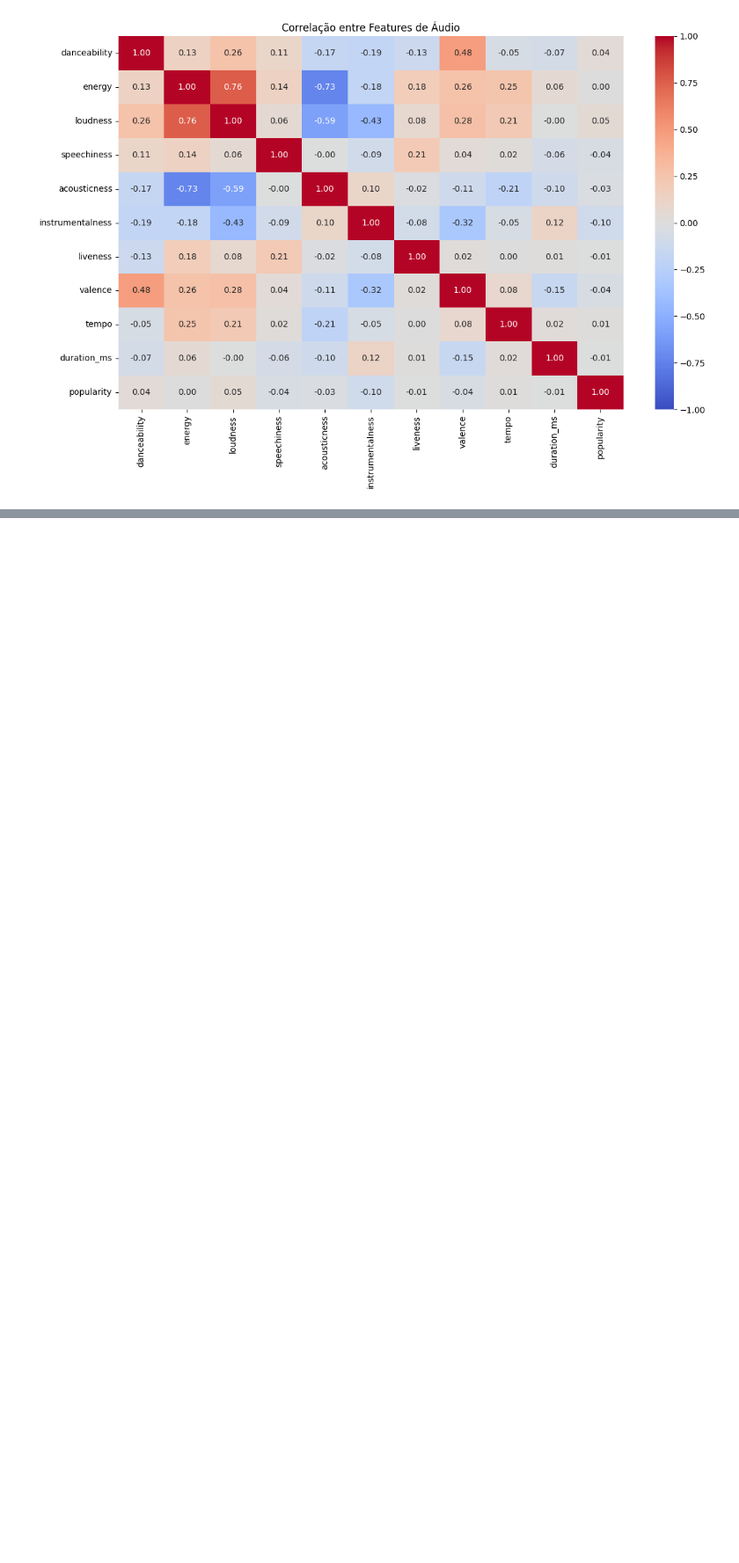
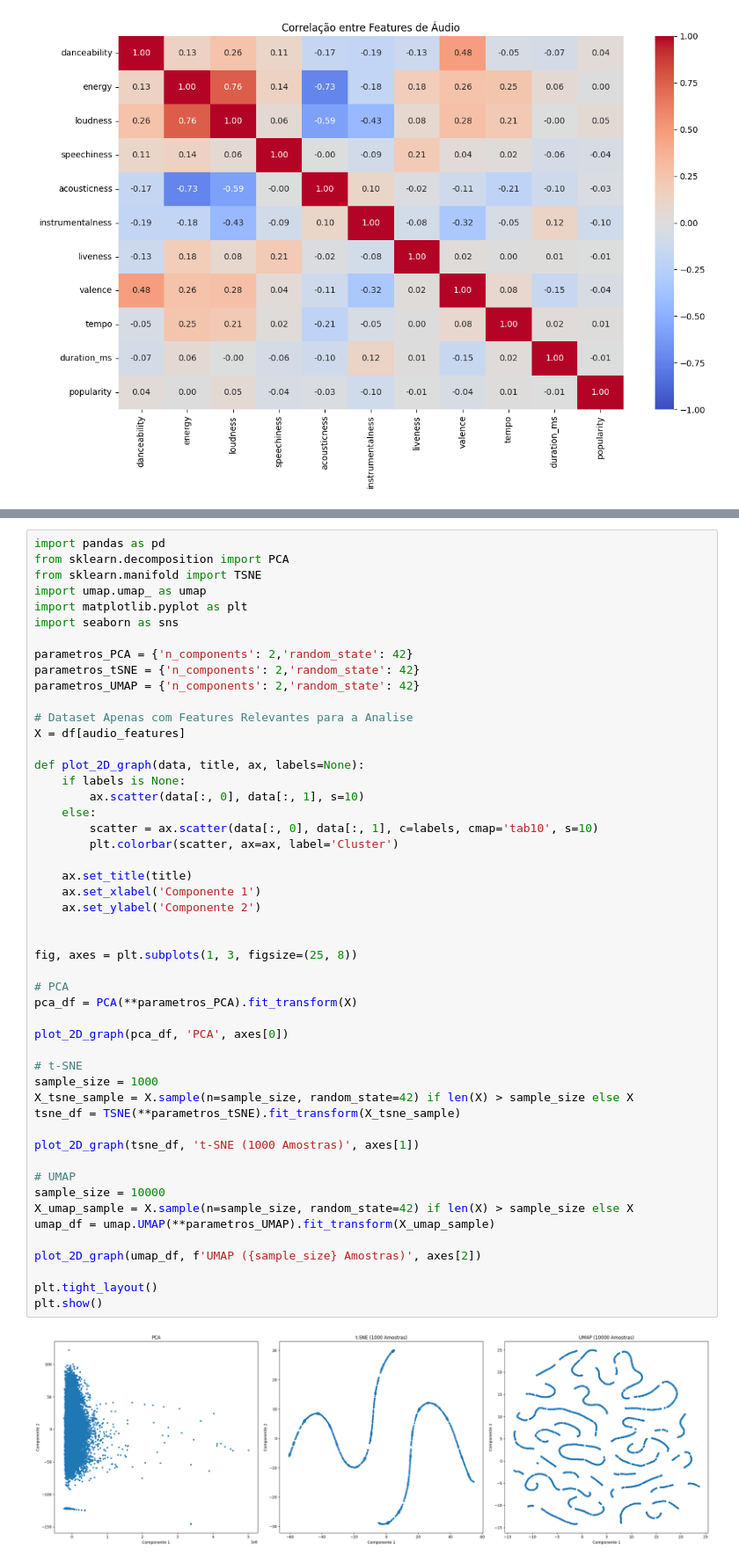
Before and after one commit to YagoGomesDaSilva/Aprendizado-de-Maquina--Nao-Supervisionado, a Jupyter notebook: Atividade_III_Unidade_Jupyter.ipynb, the cells around one changed output, grey strips where cells are left out. Shown at 88% size. Cells and saved outputs as stored; diff of their text form; blank space fills up the shorter version.

```diff
--- a/Atividade_III_Unidade_Jupyter.ipynb
+++ b/Atividade_III_Unidade_Jupyter.ipynb
@@ -147,0 +158,52 @@ plt.show()
+# %%
+import pandas as pd
+from sklearn.decomposition import PCA
+from sklearn.manifold import TSNE
+import umap.umap_ as umap
+import matplotlib.pyplot as plt
+import seaborn as sns
+
+parametros_PCA = {'n_components': 2,'random_state': 42}
+parametros_tSNE = {'n_components': 2,'random_state': 42}
+parametros_UMAP = {'n_components': 2,'random_state': 42}
+
+# Dataset Apenas com Features Relevantes para a Analise
+X = df[audio_features]
+
+def plot_2D_graph(data, title, ax, labels=None):
+    if labels is None:
+        ax.scatter(data[:, 0], data[:, 1], s=10)
+    else:
+        scatter = ax.scatter(data[:, 0], data[:, 1], c=labels, cmap='tab10', s=10)
+        plt.colorbar(scatter, ax=ax, label='Cluster')
+
+    ax.set_title(title)
+    ax.set_xlabel('Componente 1')
+    ax.set_ylabel('Componente 2')
+
+
+fig, axes = plt.subplots(1, 3, figsize=(25, 8))
+
+# PCA
+pca_df = PCA(**parametros_PCA).fit_transform(X)
+
+plot_2D_graph(pca_df, 'PCA', axes[0])
+
+# t-SNE
+sample_size = 1000
+X_tsne_sample = X.sample(n=sample_size, random_state=42) if len(X) > sample_size else X
+tsne_df = TSNE(**parametros_tSNE).fit_transform(X_tsne_sample)
+
+plot_2D_graph(tsne_df, 't-SNE (1000 Amostras)', axes[1])
+
+# UMAP
+sample_size = 10000
+X_umap_sample = X.sample(n=sample_size, random_state=42) if len(X) > sample_size else X
+umap_df = umap.UMAP(**parametros_UMAP).fit_transform(X_umap_sample)
+
+plot_2D_graph(umap_df, f'UMAP ({sample_size} Amostras)', axes[2])
+
+plt.tight_layout()
+plt.show()
+# %% [output]
+[figure, added]
```
Also changed, not shown: parts of 2 cells of this notebook.
